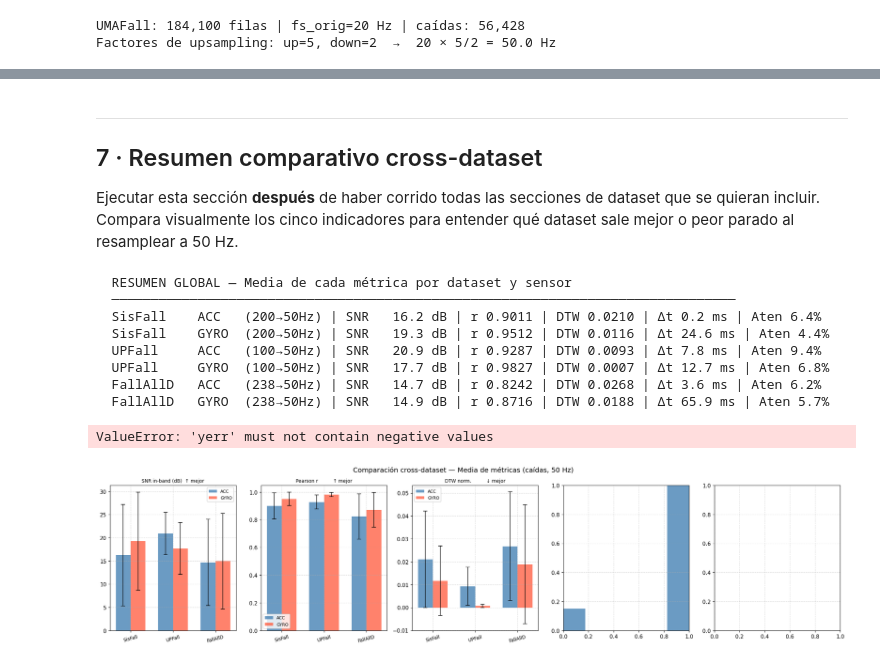
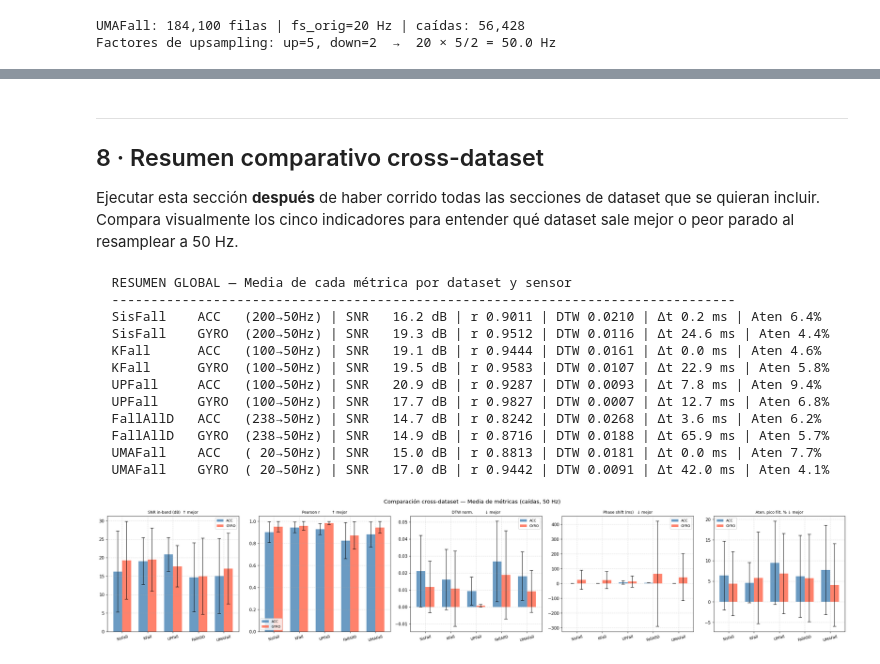
Before and after one commit to marianoInsa/dimiasa-models, a Jupyter notebook: notebooks/03-E02-Resampleo-Unificado.ipynb, the cells around one changed output, grey strips where cells are left out. Drawn from its saved outputs; the diff is of its cells as text; code cells hidden in the pictures.

Commit message:
fix: correccion de errores - add: agrego KFall al analisis

```diff
--- a/notebooks/03-E02-Resampleo-Unificado.ipynb
+++ b/notebooks/03-E02-Resampleo-Unificado.ipynb
@@ -442,7 +551,7 @@ print(f"{DS_NAME}: {len(df_up):,} filas | fs_orig={FS_UP} Hz | caídas: {(df_up[
 # %% [output]
 UPFall: 294,678 filas | fs_orig=100 Hz | caídas: 45,951
 # %%
-# ── 4a. Visualización de un trial de ejemplo ──────────────────────────────
+# --- 4a. Visualización de un trial de ejemplo ---------------------------------
 up_falls  = df_up[df_up["Activity_Label"] == "Fall"]
 up_ej     = up_falls[["Subject","Activity_Code","Trial"]].drop_duplicates().iloc[0]
 up_trial  = up_falls[(up_falls["Subject"]       == up_ej["Subject"]) &
@@ -461,7 +570,7 @@ a_filt = lowpass(a_orig, FS_UP)
 g_filt = lowpass(g_orig, FS_UP)
 
 fig, axes = plt.subplots(2, 2, figsize=(15, 8))
-fig.suptitle(f"{DS_NAME} | Trial ejemplo — {FS_UP} Hz → {FS_TARGET} Hz", fontsize=13)
+fig.suptitle(f"{DS_NAME} - Trial ejemplo | {FS_UP} Hz → {FS_TARGET} Hz", fontsize=13)
 
 for row, (name, orig, filt, resampled) in enumerate([
         ("Acelerómetro (g)",  a_orig, a_filt, a_res),
@@ -471,7 +580,7 @@ for row, (name, orig, filt, resampled) in enumerate([
     ax.plot(t_orig, orig,      color="lightgray", lw=1,   label=f"Original ({FS_UP} Hz)")
     ax.plot(t_orig, filt,      color="steelblue", lw=1.2, ls="--", label=f"Original filtrada (<{FS_TARGET//2} Hz)")
     ax.plot(t_res,  resampled, color="tomato",    lw=1.5, label=f"Resampleada ({FS_TARGET} Hz)")
-    ax.set_title(f"{name} — Tiempo")
+    ax.set_title(f"{name} - Tiempo")
     ax.set_xlabel("Tiempo (s)")
     ax.legend(fontsize=8)
 
@@ -486,7 +595,7 @@ for row, (name, orig, filt, resampled) in enumerate([
     ax.semilogy(fr, Pr, color="tomato",    lw=1.5, label="Resampleada")
     ax.axvline(FS_TARGET/2, color="black", ls=":", label=f"Nyquist ({FS_TARGET//2} Hz)")
     ax.set_xlim(0, FS_UP//2)
-    ax.set_title(f"{name} — PSD")
+    ax.set_title(f"{name} - PSD")
     ax.set_xlabel("Frecuencia (Hz)")
     ax.legend(fontsize=8)
 
@@ -519,0 +634,8 @@ RESULTS[DS_NAME] = {"metrics": up_metrics, "fs_orig": FS_UP}
+# %%
+DS_NAME = "KFall"
+info = datasets[DS_NAME]
+assert info["df"] is not None, f"Dataset {DS_NAME} no disponible"
+
+df_kf = info["df"]
+FS_KF = info["fs"]    # 100 Hz
+print(f"{DS_NAME}: {len(df_kf):,} filas | fs_orig={FS_KF} Hz | caídas: {(df_kf['Activity_Label']=='Fall').sum():,}")
@@ -519,0 +738,5 @@ RESULTS[DS_NAME] = {"metrics": up_metrics, "fs_orig": FS_UP}
+# %%
+# --- 5b. Validación global ----------------------------------------------------
+kf_metrics = run_global_validation(df_kf, FS_KF)
+print_summary(kf_metrics, DS_NAME, FS_KF)
+RESULTS[DS_NAME] = {"metrics": kf_metrics, "fs_orig": FS_KF}
@@ -630,7 +912,7 @@ print(f"Factores de upsampling: up={up_u}, down={down_u}  →  {FS_UM} × {up_u}
 UMAFall: 184,100 filas | fs_orig=20 Hz | caídas: 56,428
 Factores de upsampling: up=5, down=2  →  20 × 5/2 = 50.0 Hz
 # %%
-# ── 6a. Visualización de un trial de ejemplo ──────────────────────────────
+# --- 7a. Visualización de un trial de ejemplo ---------------------------------
 um_falls  = df_um[df_um["Activity_Label"] == "Fall"]
 um_ej     = um_falls[["Subject","Activity_Code","Trial"]].drop_duplicates().iloc[0]
 um_trial  = um_falls[(um_falls["Subject"]       == um_ej["Subject"]) &
@@ -656,8 +938,8 @@ for row, (name, orig, resampled) in enumerate([
         ("Giroscopio (°/s)", g_orig, g_res)]):
 
     ax = axes[row, 0]
-    ax.plot(t_orig, orig,      color="steelblue", lw=1.5, marker="o", ms=4, label=f"Original ({FS_UM} Hz)")
-    ax.plot(t_res,  resampled, color="tomato",    lw=1,   label=f"Resampleada ({FS_TARGET} Hz)")
+    ax.plot(t_orig, orig,      color="steelblue", lw=1.5, marker='.', ms=2, alpha=0.5, label=f"Original ({FS_UM} Hz)")
+    ax.plot(t_res,  resampled, color="tomato",    lw=1, label=f"Resampleada ({FS_TARGET} Hz)")
     ax.set_title(f"{name} — Tiempo (detalle interpolación)")
     ax.set_xlabel("Tiempo (s)")
     ax.legend(fontsize=8)
@@ -691,13 +1032,13 @@ ValueError: Digital filter critical frequencies must be 0 < Wn < 1
 # %% [markdown]
 ---
-## 7 · Resumen comparativo cross-dataset
+## 8 · Resumen comparativo cross-dataset
 
 Ejecutar esta sección **después** de haber corrido todas las secciones de dataset que se quieran incluir.
 Compara visualmente los cinco indicadores para entender qué dataset sale mejor o peor parado al resamplear a 50 Hz.
 # %%
 assert RESULTS, "No hay resultados. Ejecutá al menos una sección de dataset primero."
 
-# ── 7a. Tabla resumen ─────────────────────────────────────────────────────
+# --- 8a. Tabla resumen --------------------------------------------------------
 metrics_order = ["snr_db", "pearson_r", "dtw_norm", "phase_shift_ms", "peak_atten_pct"]
 metric_labels = {
     "snr_db":          "SNR in-band (dB)  ↑ mejor",
@@ -722,7 +1063,7 @@ for ds_name, res in RESULTS.items():
 df_summary = pd.DataFrame(summary_rows)
 
 print("\n  RESUMEN GLOBAL — Media de cada métrica por dataset y sensor")
-print("  " + "─"*80)
+print("  " + "-"*80)
 for _, r in df_summary.iterrows():
     print(f"  {r['Dataset']:10s} {r['Sensor']:5s} ({r['fs_orig']:3.0f}→{FS_TARGET}Hz) | "
           f"SNR {r['snr_db_mean']:6.1f} dB | "
@@ -732,46 +1073,50 @@ for _, r in df_summary.iterrows():
           f"Aten {r['peak_atten_pct_mean']:.1f}%")
 # %% [output]
   RESUMEN GLOBAL — Media de cada métrica por dataset y sensor
-  ────────────────────────────────────────────────────────────────────────────────
+  --------------------------------------------------------------------------------
   SisFall    ACC   (200→50Hz) | SNR   16.2 dB | r 0.9011 | DTW 0.0210 | Δt 0.2 ms | Aten 6.4%
   SisFall    GYRO  (200→50Hz) | SNR   19.3 dB | r 0.9512 | DTW 0.0116 | Δt 24.6 ms | Aten 4.4%
+  KFall      ACC   (100→50Hz) | SNR   19.1 dB | r 0.9444 | DTW 0.0161 | Δt 0.0 ms | Aten 4.6%
+  KFall      GYRO  (100→50Hz) | SNR   19.5 dB | r 0.9583 | DTW 0.0107 | Δt 22.9 ms | Aten 5.8%
   UPFall     ACC   (100→50Hz) | SNR   20.9 dB | r 0.9287 | DTW 0.0093 | Δt 7.8 ms | Aten 9.4%
   UPFall     GYRO  (100→50Hz) | SNR   17.7 dB | r 0.9827 | DTW 0.0007 | Δt 12.7 ms | Aten 6.8%
   FallAllD   ACC   (238→50Hz) | SNR   14.7 dB | r 0.8242 | DTW 0.0268 | Δt 3.6 ms | Aten 6.2%
   FallAllD   GYRO  (238→50Hz) | SNR   14.9 dB | r 0.8716 | DTW 0.0188 | Δt 65.9 ms | Aten 5.7%
+  UMAFall    ACC   ( 20→50Hz) | SNR   15.0 dB | r 0.8813 | DTW 0.0181 | Δt 0.0 ms | Aten 7.7%
+  UMAFall    GYRO  ( 20→50Hz) | SNR   17.0 dB | r 0.9442 | DTW 0.0091 | Δt 42.0 ms | Aten 4.1%
 # %%
-# ── 7b. Gráficos comparativos ─────────────────────────────────────────────
+# --- 8b. Gráficos comparativos ------------------------------------------------
 ds_names  = list(RESULTS.keys())
 n_ds      = len(ds_names)
 colors    = {"ACC": "steelblue", "GYRO": "tomato"}
 
 fig, axes = plt.subplots(1, len(metrics_order), figsize=(5 * len(metrics_order), 5))
 fig.suptitle("Comparación cross-dataset — Media de métricas (caídas, 50 Hz)", fontsize=13)
 
 for ax, metric in zip(axes, metrics_order):
     x     = np.arange(n_ds)
     width = 0.35
     for i, sensor in enumerate(("ACC", "GYRO")):
         sub = df_summary[df_summary["Sensor"] == sensor]
         vals = [sub[sub["Dataset"] == ds][metric + "_mean"].values[0]
                 if ds in sub["Dataset"].values else np.nan
                 for ds in ds_names]
         p95  = [sub[sub["Dataset"] == ds][metric + "_p95"].values[0]
                 if ds in sub["Dataset"].values else np.nan
                 for ds in ds_names]
-        err  = [p - v for p, v in zip(p95, vals)]
+        err  = [max(0.0, p - v) if (p == p and v == v) else 0.0
+                for p, v in zip(p95, vals)]
         bars = ax.bar(x + i * width, vals, width, label=sensor,
                       color=colors[sensor], alpha=0.8,
                       yerr=err, capsize=4, error_kw={"elinewidth": 1})
 
     ax.set_title(metric_labels[metric], fontsize=9)
     ax.set_xticks(x + width / 2)
     ax.set_xticklabels(ds_names, rotation=15, fontsize=9)
     ax.legend(fontsize=8)
 
 plt.tight_layout()
 plt.show()
 # %% [output]
-ValueError: 'yerr' must not contain negative values
-[figure, old version]
+[figure, new version]
 # %%
```
Also changed, not shown: parts of 24 cells of this notebook.
